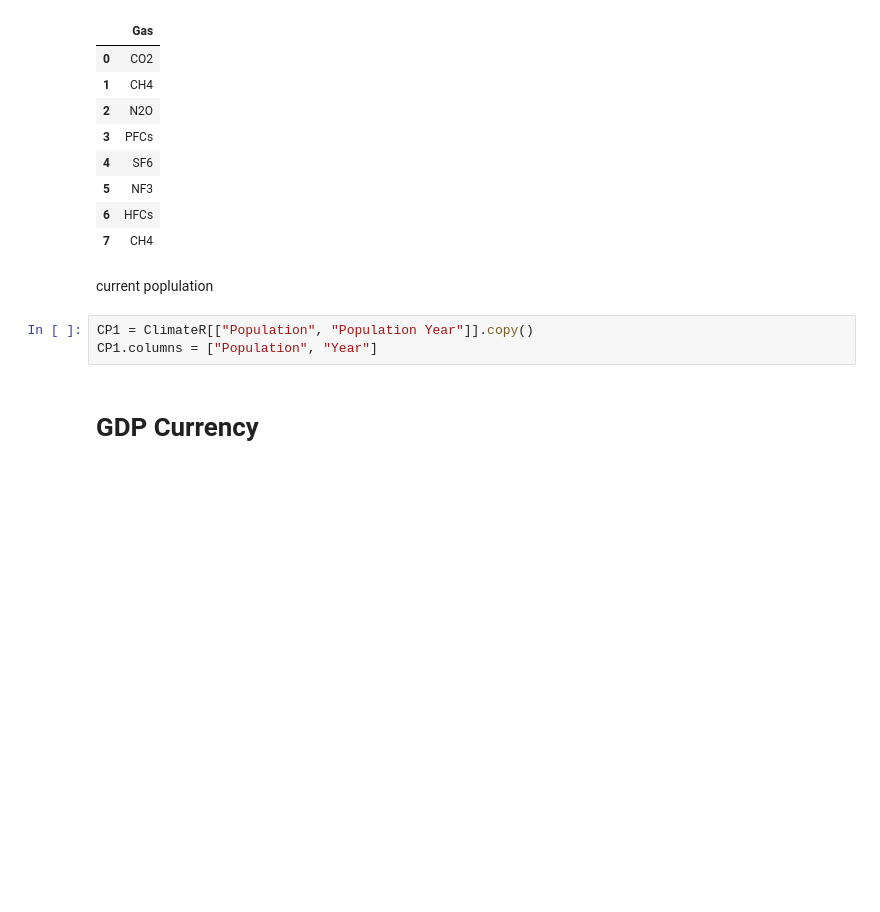
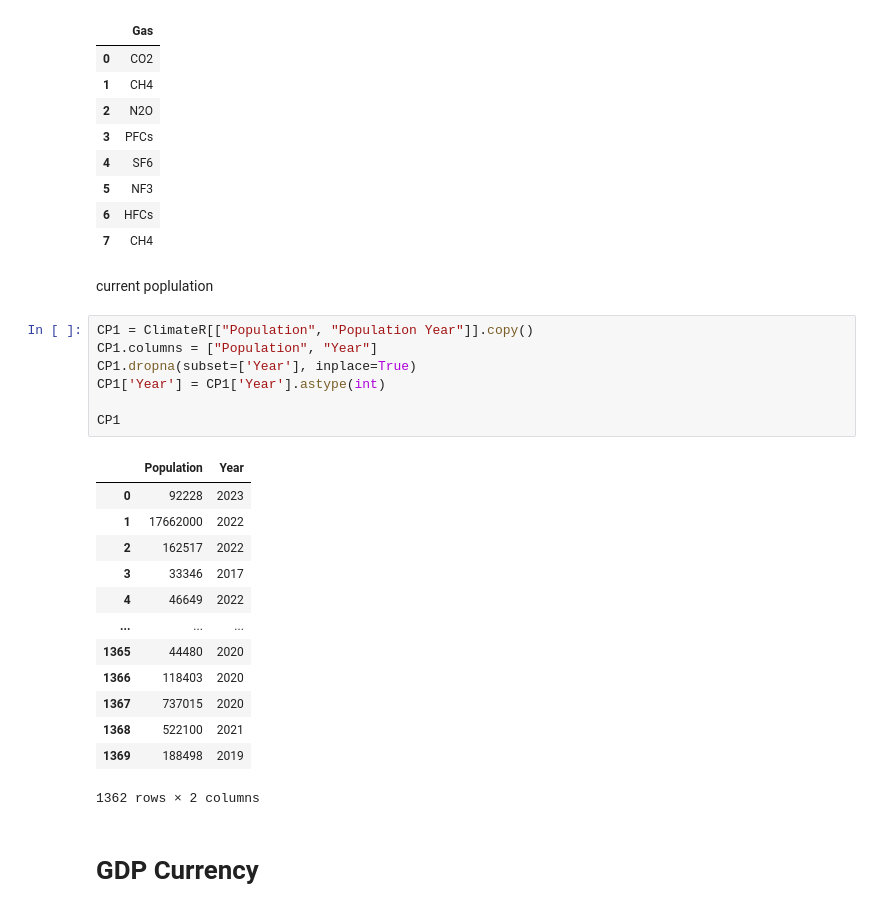
Before and after one commit to noInPutsv2/OLA3_DB, a Jupyter notebook: Assigmet1.ipynb, the cells around one changed output. Drawn from its saved outputs; the diff is of its cells as text; blank space fills up the shorter version.

```diff
--- a/Assigmet1.ipynb
+++ b/Assigmet1.ipynb
@@ -388,6 +411,24 @@ current poplulation
 # %%
 CP1 = ClimateR[["Population", "Population Year"]].copy()
 CP1.columns = ["Population", "Year"]
+CP1.dropna(subset=['Year'], inplace=True)
+CP1['Year'] = CP1['Year'].astype(int)
+
+CP1
+# %% [output]
+|  | Population | Year |
+| 0 | 92228 | 2023 |
+| 1 | 17662000 | 2022 |
+| 2 | 162517 | 2022 |
+| 3 | 33346 | 2017 |
+| 4 | 46649 | 2022 |
+| ... | ... | ... |
+| 1365 | 44480 | 2020 |
+| 1366 | 118403 | 2020 |
+| 1367 | 737015 | 2020 |
+| 1368 | 522100 | 2021 |
+| 1369 | 188498 | 2019 |
+1362 rows × 2 columns
 # %% [markdown]
 <h1>GDP Currency
 # %%
```
Also changed, not shown: parts of 10 cells of this notebook.
